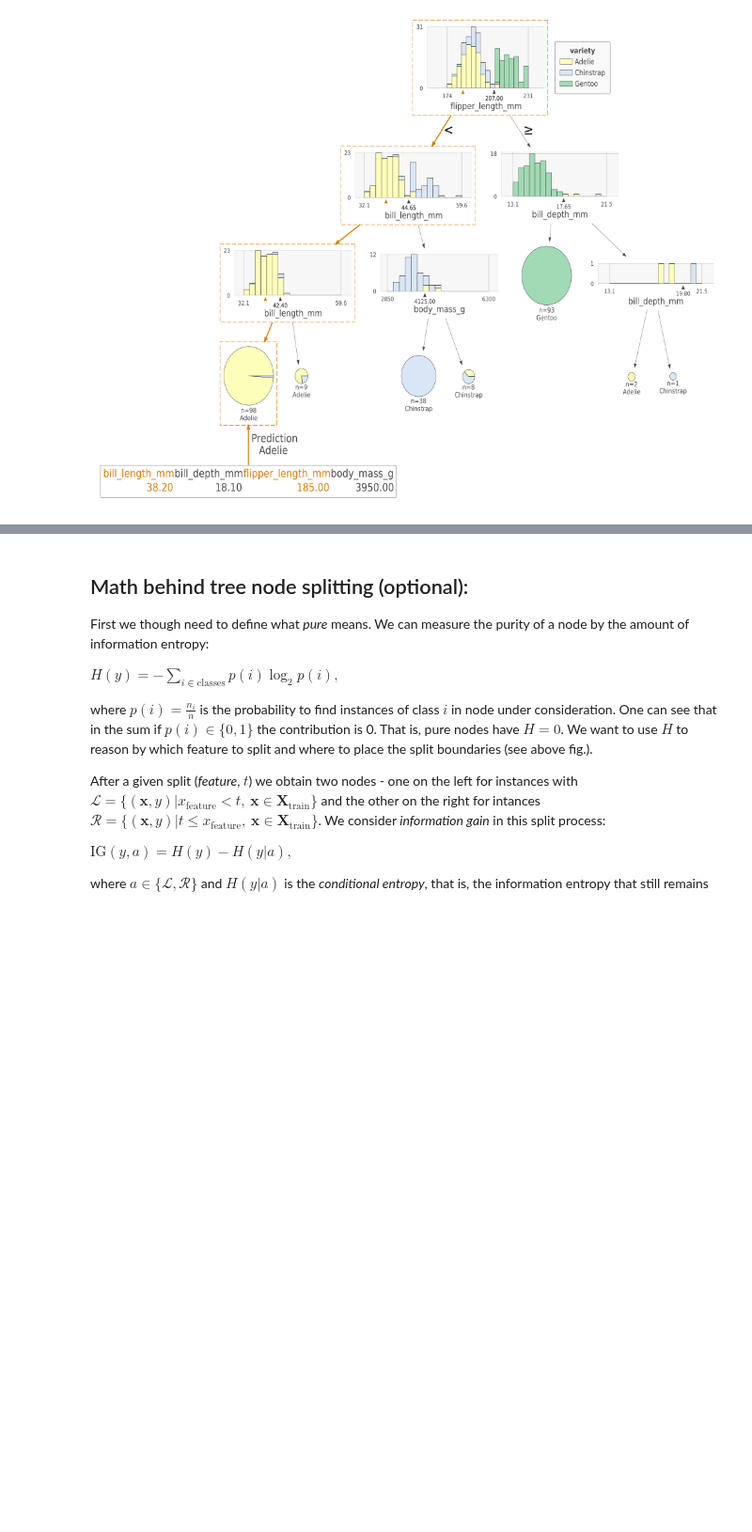
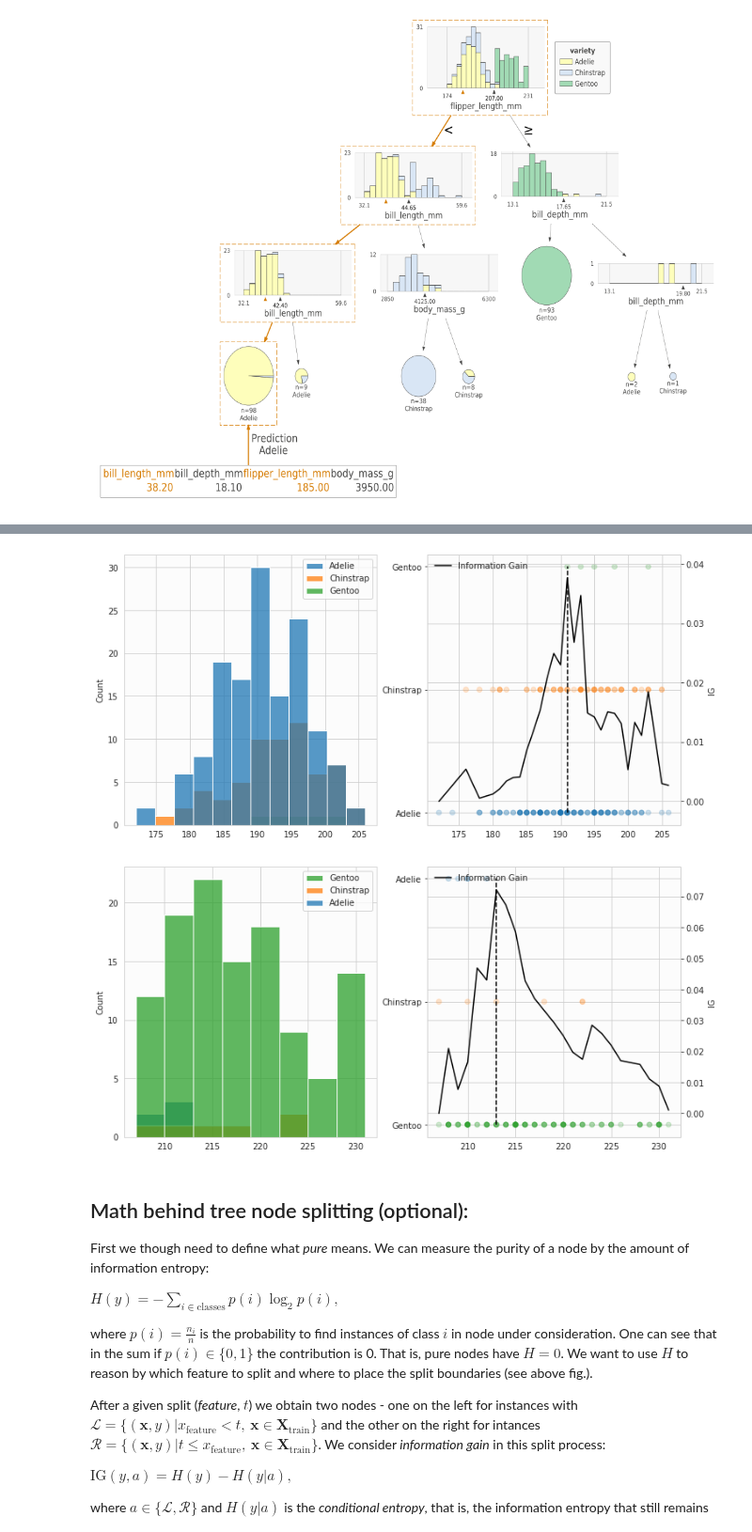
Before and after one commit to topiko/MLcourseMaterial, a Jupyter notebook: TreeClassifers/TreeBasedClassifires.ipynb, the cells around one changed output, grey strips where cells are left out. Shown at 94% size. Drawn from its saved outputs; the diff is of its cells as text; code cells hidden in the pictures; blank space fills up the shorter version.

```diff
--- a/TreeClassifers/TreeBasedClassifires.ipynb
+++ b/TreeClassifers/TreeBasedClassifires.ipynb
@@ -145,3 +231,10 @@ Image("DecisionPath.png")
+# %%
+xl, yl, xr, yr = get_lr_xy(xtmp, ytmp, split_value)
+plot_hist_2ax(xl, yl, *get_split(xl, yl)[1:])
+plot_hist_2ax(xr, yr, *get_split(xr, yr)[1:])
+# %% [output]
+[figure, added]
+[figure, added]
 # %% [markdown]
 ## Math behind tree node splitting (optional):
 
```
Also changed, not shown: parts of 6 cells of this notebook.
